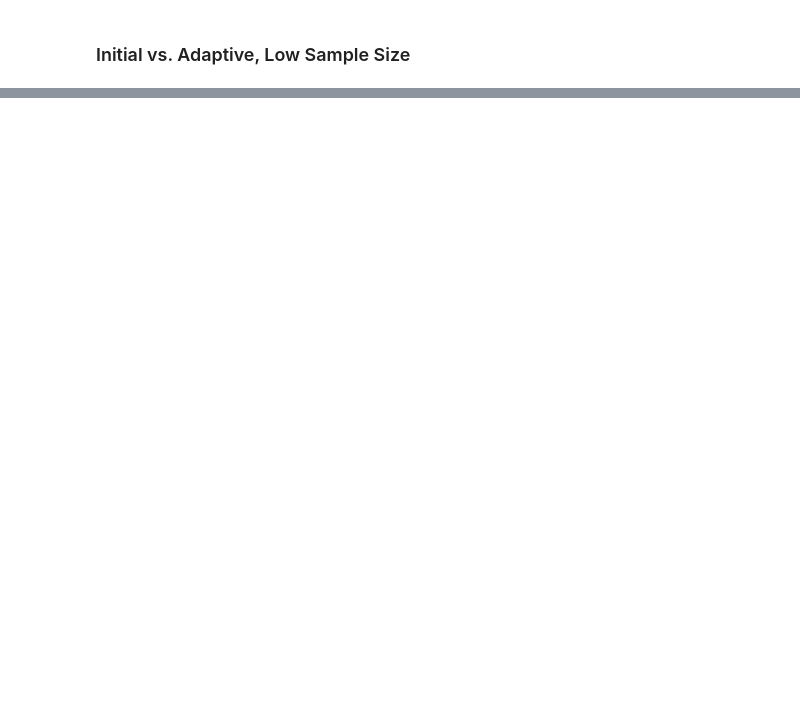
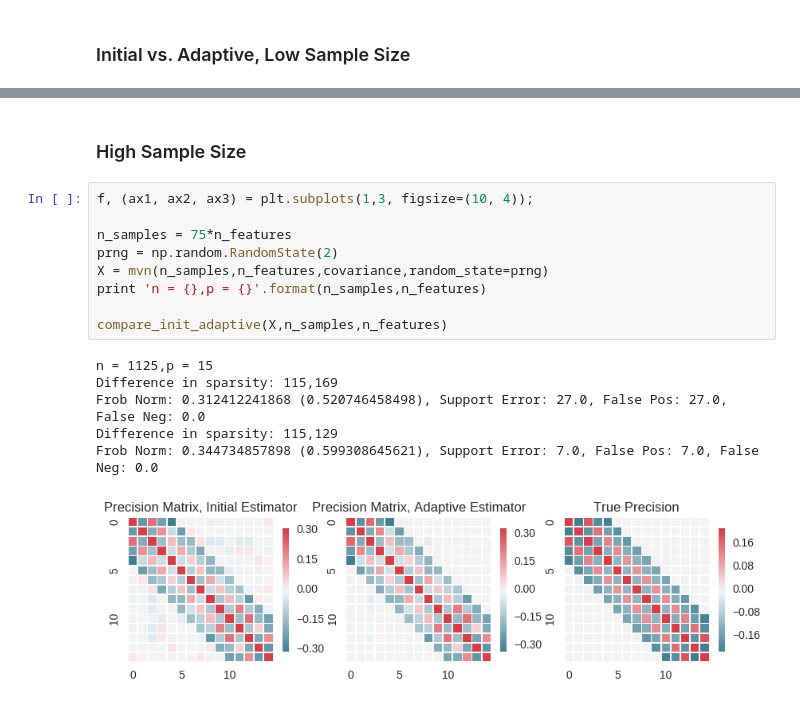
Before and after one commit to skggm/skggm, a Jupyter notebook: examples/Banded Network Simulation.ipynb, the cells around one changed output, grey strips where cells are left out. Cells and saved outputs as stored; diff of their text form; blank space fills up the shorter version.

```diff
--- a/examples/Banded Network Simulation.ipynb
+++ b/examples/Banded Network Simulation.ipynb
@@ -263,0 +241,18 @@ NameError: name 'ae_trial' is not defined
+# %% [markdown]
+### High Sample Size
+# %%
+f, (ax1, ax2, ax3) = plt.subplots(1,3, figsize=(10, 4));
+
+n_samples = 75*n_features
+prng = np.random.RandomState(2)
+X = mvn(n_samples,n_features,covariance,random_state=prng)
+print 'n = {},p = {}'.format(n_samples,n_features)
+
+compare_init_adaptive(X,n_samples,n_features)
+# %% [output]
+n = 1125,p = 15
+Difference in sparsity: 115,169
+Frob Norm: 0.312412241868 (0.520746458498), Support Error: 27.0, False Pos: 27.0, False Neg: 0.0
+Difference in sparsity: 115,129
+Frob Norm: 0.344734857898 (0.599308645621), Support Error: 7.0, False Pos: 7.0, False Neg: 0.0
+[figure, added]
```
Also changed, not shown: parts of 19 cells of this notebook.
